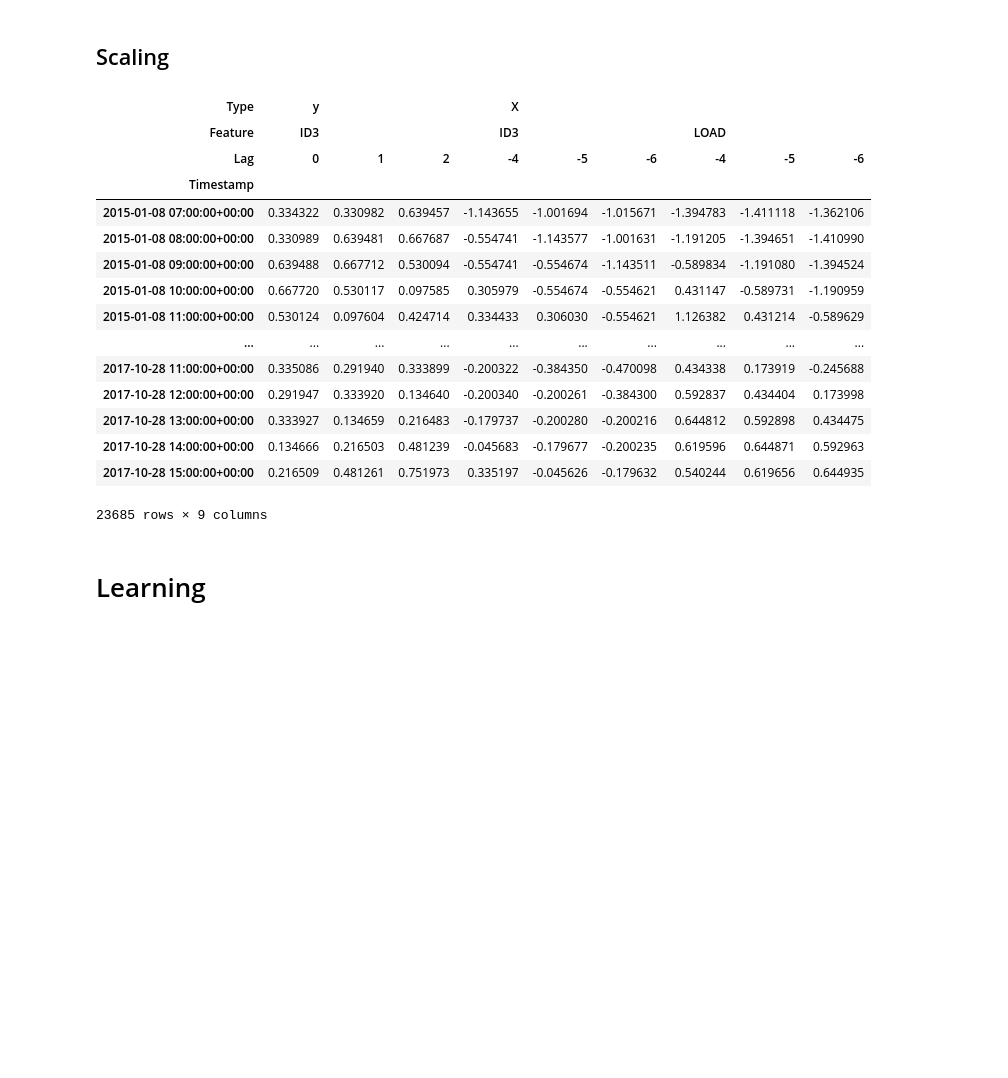
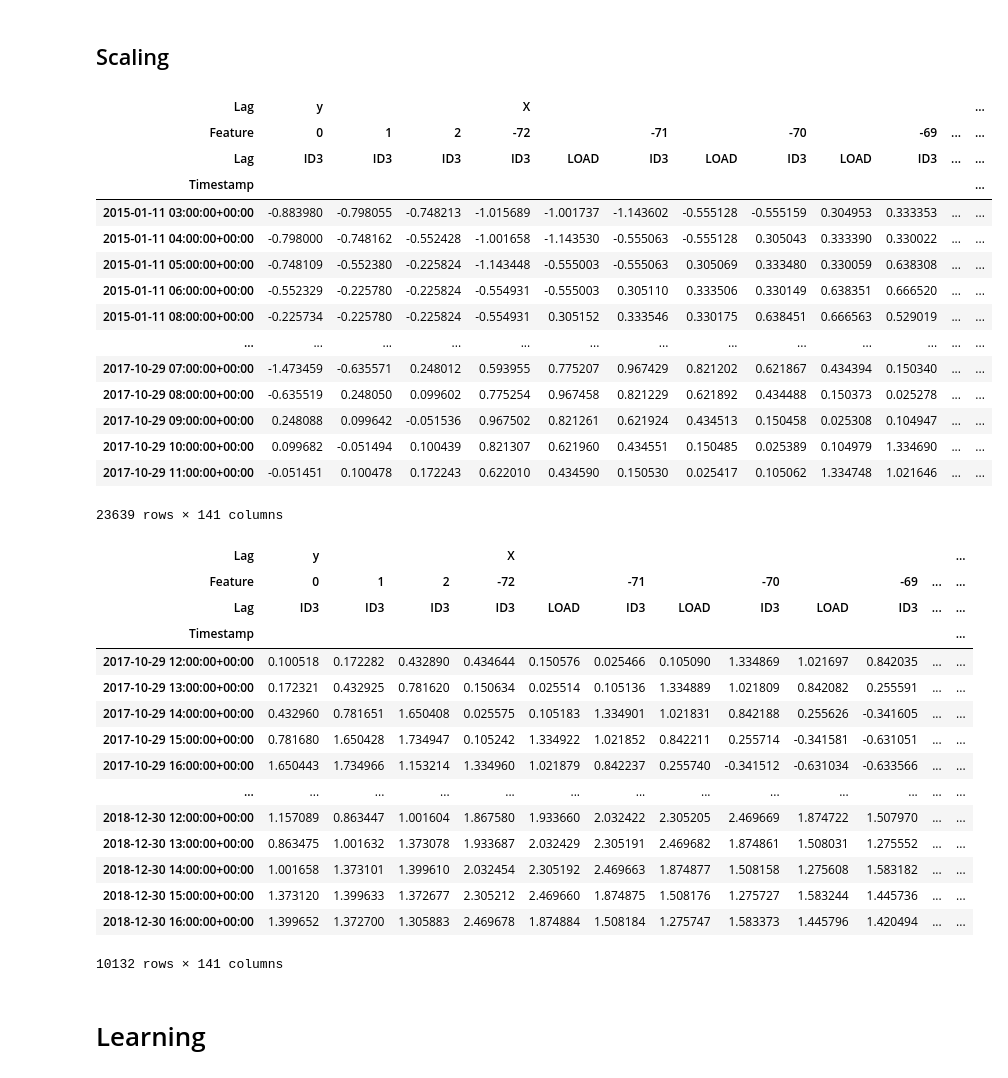
Before and after one commit to timovijn/ElectricityPriceForecasting, a Jupyter notebook: LSTM/GRU.ipynb, the cells around one changed output. Drawn from its saved outputs; the diff is of its cells as text; code cells hidden in the pictures; blank space fills up the shorter version.

```diff
--- a/LSTM/GRU.ipynb
+++ b/LSTM/GRU.ipynb
@@ -70,13 +72,13 @@ display(features)
 X = features[['ID3', 'LOAD']]
 y = features[['ID3']]
 
-lag_X = range(-4, -7, -1)
+lag_X = range(-72, -3, 1)
 lag_y = range(0, 3, 1)
 
-X2 = pd.DataFrame(index = X.index, columns = pd.MultiIndex.from_product([['X'], X.columns, lag_X], names = ['Type', 'Feature', 'Lag']))
+X2 = pd.DataFrame(index = X.index, columns = pd.MultiIndex.from_product([['X'], lag_X, X.columns], names = ['Feature', 'Type', 'Lag']))
 X2 = X2.rename_axis('Timestamp')
 
-y2 = pd.DataFrame(index = y.index, columns = pd.MultiIndex.from_product([['y'], y.columns, lag_y], names = ['Type', 'Feature', 'Lag']))
+y2 = pd.DataFrame(index = y.index, columns = pd.MultiIndex.from_product([['y'], lag_y, y.columns], names = ['Feature', 'Type', 'Lag']))
 y2 = y2.rename_axis('Timestamp')
 
 frame = pd.merge(y2, X2, left_index = True, right_index = True)
@@ -126,13 +128,13 @@ X_train, X_test, y_train, y_test = train_test_split(
     random_state = 0,
     shuffle = False)
 
-X_train.columns = pd.MultiIndex.from_product([['X'], X.columns, lag_X], names = ['Type', 'Feature', 'Lag'])
-y_train.columns = pd.MultiIndex.from_product([['y'], y.columns, lag_y], names = ['Type', 'Feature', 'Lag'])
+X_train.columns = pd.MultiIndex.from_product([['X'], lag_X, X.columns], names = ['Lag', 'Feature', 'Lag'])
+y_train.columns = pd.MultiIndex.from_product([['y'], lag_y, y.columns], names = ['Lag', 'Feature', 'Lag'])
 
 frame_train = pd.merge(y_train, X_train, left_index = True, right_index = True)
 
-X_test.columns = pd.MultiIndex.from_product([['X'], X.columns, lag_X], names = ['Type', 'Feature', 'Lag'])
-y_test.columns = pd.MultiIndex.from_product([['y'], y.columns, lag_y], names = ['Type', 'Feature', 'Lag'])
+X_test.columns = pd.MultiIndex.from_product([['X'], lag_X, X.columns], names = ['Lag', 'Feature', 'Lag'])
+y_test.columns = pd.MultiIndex.from_product([['y'], lag_y, y.columns], names = ['Lag', 'Feature', 'Lag'])
 
 frame_test = pd.merge(y_test, X_test, left_index = True, right_index = True)
 
@@ -168,34 +170,52 @@ Test input (10152, 6) output (10152, 3)
 # %%
 frame_train_unscaled = frame_train
 frame_test_unscaled = frame_test
 
 y_scaler = StandardScaler()
 y_scaler.fit(frame_train['y'])
 
 frame_train['y'] = y_scaler.transform(frame_train['y'])
 frame_test['y'] = y_scaler.transform(frame_test['y'])
 
 X_scaler = StandardScaler()
 X_scaler.fit(frame_train['X'])
 
 frame_train['X'] = X_scaler.transform(frame_train['X'])
 frame_test['X'] = X_scaler.transform(frame_test['X'])
 
 display(frame_train)
+
+display(frame_test)
 # %% [output]
-| Type | y |  |  | X |  |  |  |  |  |
-| Feature | ID3 |  |  | ID3 |  |  | LOAD |  |  |
-| Lag | 0 | 1 | 2 | -4 | -5 | -6 | -4 | -5 | -6 |
-| Timestamp |  |  |  |  |  |  |  |  |  |
-| 2015-01-08 07:00:00+00:00 | 0.334322 | 0.330982 | 0.639457 | -1.143655 | -1.001694 | -1.015671 | -1.394783 | -1.411118 | -1.362106 |
-| 2015-01-08 08:00:00+00:00 | 0.330989 | 0.639481 | 0.667687 | -0.554741 | -1.143577 | -1.001631 | -1.191205 | -1.394651 | -1.410990 |
-| 2015-01-08 09:00:00+00:00 | 0.639488 | 0.667712 | 0.530094 | -0.554741 | -0.554674 | -1.143511 | -0.589834 | -1.191080 | -1.394524 |
-| 2015-01-08 10:00:00+00:00 | 0.667720 | 0.530117 | 0.097585 | 0.305979 | -0.554674 | -0.554621 | 0.431147 | -0.589731 | -1.190959 |
-| 2015-01-08 11:00:00+00:00 | 0.530124 | 0.097604 | 0.424714 | 0.334433 | 0.306030 | -0.554621 | 1.126382 | 0.431214 | -0.589629 |
-| ... | ... | ... | ... | ... | ... | ... | ... | ... | ... |
-| 2017-10-28 11:00:00+00:00 | 0.335086 | 0.291940 | 0.333899 | -0.200322 | -0.384350 | -0.470098 | 0.434338 | 0.173919 | -0.245688 |
-| 2017-10-28 12:00:00+00:00 | 0.291947 | 0.333920 | 0.134640 | -0.200340 | -0.200261 | -0.384300 | 0.592837 | 0.434404 | 0.173998 |
-| 2017-10-28 13:00:00+00:00 | 0.333927 | 0.134659 | 0.216483 | -0.179737 | -0.200280 | -0.200216 | 0.644812 | 0.592898 | 0.434475 |
-| 2017-10-28 14:00:00+00:00 | 0.134666 | 0.216503 | 0.481239 | -0.045683 | -0.179677 | -0.200235 | 0.619596 | 0.644871 | 0.592963 |
-| 2017-10-28 15:00:00+00:00 | 0.216509 | 0.481261 | 0.751973 | 0.335197 | -0.045626 | -0.179632 | 0.540244 | 0.619656 | 0.644935 |
+| Lag | y |  |  | X |  |  |  |  |  |  |  | ... |
+| Feature | 0 | 1 | 2 | -72 |  | -71 |  | -70 |  | -69 | ... | ... |
+| Lag | ID3 | ID3 | ID3 | ID3 | LOAD | ID3 | LOAD | ID3 | LOAD | ID3 | ... | ... |
+| Timestamp |  |  |  |  |  |  |  |  |  |  |  | ... |
+| 2015-01-11 03:00:00+00:00 | -0.883980 | -0.798055 | -0.748213 | -1.015689 | -1.001737 | -1.143602 | -0.555128 | -0.555159 | 0.304953 | 0.333353 | ... | ... |
+| 2015-01-11 04:00:00+00:00 | -0.798000 | -0.748162 | -0.552428 | -1.001658 | -1.143530 | -0.555063 | -0.555128 | 0.305043 | 0.333390 | 0.330022 | ... | ... |
+| 2015-01-11 05:00:00+00:00 | -0.748109 | -0.552380 | -0.225824 | -1.143448 | -0.555003 | -0.555063 | 0.305069 | 0.333480 | 0.330059 | 0.638308 | ... | ... |
+| 2015-01-11 06:00:00+00:00 | -0.552329 | -0.225780 | -0.225824 | -0.554931 | -0.555003 | 0.305110 | 0.333506 | 0.330149 | 0.638351 | 0.666520 | ... | ... |
+| 2015-01-11 08:00:00+00:00 | -0.225734 | -0.225780 | -0.225824 | -0.554931 | 0.305152 | 0.333546 | 0.330175 | 0.638451 | 0.666563 | 0.529019 | ... | ... |
+| ... | ... | ... | ... | ... | ... | ... | ... | ... | ... | ... | ... | ... |
+| 2017-10-29 07:00:00+00:00 | -1.473459 | -0.635571 | 0.248012 | 0.593955 | 0.775207 | 0.967429 | 0.821202 | 0.621867 | 0.434394 | 0.150340 | ... | ... |
+| 2017-10-29 08:00:00+00:00 | -0.635519 | 0.248050 | 0.099602 | 0.775254 | 0.967458 | 0.821229 | 0.621892 | 0.434488 | 0.150373 | 0.025278 | ... | ... |
+| 2017-10-29 09:00:00+00:00 | 0.248088 | 0.099642 | -0.051536 | 0.967502 | 0.821261 | 0.621924 | 0.434513 | 0.150458 | 0.025308 | 0.104947 | ... | ... |
+| 2017-10-29 10:00:00+00:00 | 0.099682 | -0.051494 | 0.100439 | 0.821307 | 0.621960 | 0.434551 | 0.150485 | 0.025389 | 0.104979 | 1.334690 | ... | ... |
+| 2017-10-29 11:00:00+00:00 | -0.051451 | 0.100478 | 0.172243 | 0.622010 | 0.434590 | 0.150530 | 0.025417 | 0.105062 | 1.334748 | 1.021646 | ... | ... |
-23685 rows × 9 columns
+23639 rows × 141 columns
+| Lag | y |  |  | X |  |  |  |  |  |  |  | ... |
+| Feature | 0 | 1 | 2 | -72 |  | -71 |  | -70 |  | -69 | ... | ... |
+| Lag | ID3 | ID3 | ID3 | ID3 | LOAD | ID3 | LOAD | ID3 | LOAD | ID3 | ... | ... |
+| Timestamp |  |  |  |  |  |  |  |  |  |  |  | ... |
+| 2017-10-29 12:00:00+00:00 | 0.100518 | 0.172282 | 0.432890 | 0.434644 | 0.150576 | 0.025466 | 0.105090 | 1.334869 | 1.021697 | 0.842035 | ... | ... |
+| 2017-10-29 13:00:00+00:00 | 0.172321 | 0.432925 | 0.781620 | 0.150634 | 0.025514 | 0.105136 | 1.334889 | 1.021809 | 0.842082 | 0.255591 | ... | ... |
+| 2017-10-29 14:00:00+00:00 | 0.432960 | 0.781651 | 1.650408 | 0.025575 | 0.105183 | 1.334901 | 1.021831 | 0.842188 | 0.255626 | -0.341605 | ... | ... |
+| 2017-10-29 15:00:00+00:00 | 0.781680 | 1.650428 | 1.734947 | 0.105242 | 1.334922 | 1.021852 | 0.842211 | 0.255714 | -0.341581 | -0.631051 | ... | ... |
+| 2017-10-29 16:00:00+00:00 | 1.650443 | 1.734966 | 1.153214 | 1.334960 | 1.021879 | 0.842237 | 0.255740 | -0.341512 | -0.631034 | -0.633566 | ... | ... |
+| ... | ... | ... | ... | ... | ... | ... | ... | ... | ... | ... | ... | ... |
+| 2018-12-30 12:00:00+00:00 | 1.157089 | 0.863447 | 1.001604 | 1.867580 | 1.933660 | 2.032422 | 2.305205 | 2.469669 | 1.874722 | 1.507970 | ... | ... |
+| 2018-12-30 13:00:00+00:00 | 0.863475 | 1.001632 | 1.373078 | 1.933687 | 2.032429 | 2.305191 | 2.469682 | 1.874861 | 1.508031 | 1.275552 | ... | ... |
+| 2018-12-30 14:00:00+00:00 | 1.001658 | 1.373101 | 1.399610 | 2.032454 | 2.305192 | 2.469663 | 1.874877 | 1.508158 | 1.275608 | 1.583182 | ... | ... |
+| 2018-12-30 15:00:00+00:00 | 1.373120 | 1.399633 | 1.372677 | 2.305212 | 2.469660 | 1.874875 | 1.508176 | 1.275727 | 1.583244 | 1.445736 | ... | ... |
+| 2018-12-30 16:00:00+00:00 | 1.399652 | 1.372700 | 1.305883 | 2.469678 | 1.874884 | 1.508184 | 1.275747 | 1.583373 | 1.445796 | 1.420494 | ... | ... |
+10132 rows × 141 columns
```
Also changed, not shown: parts of 12 cells of this notebook.
